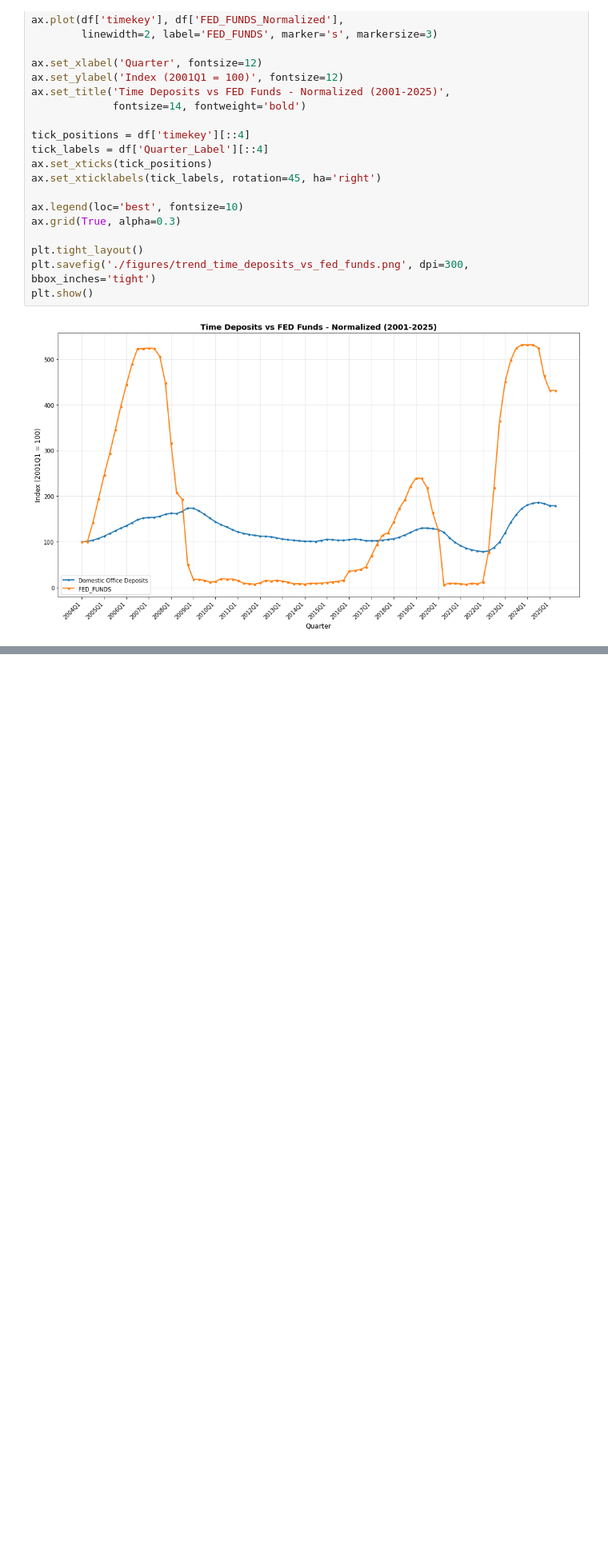
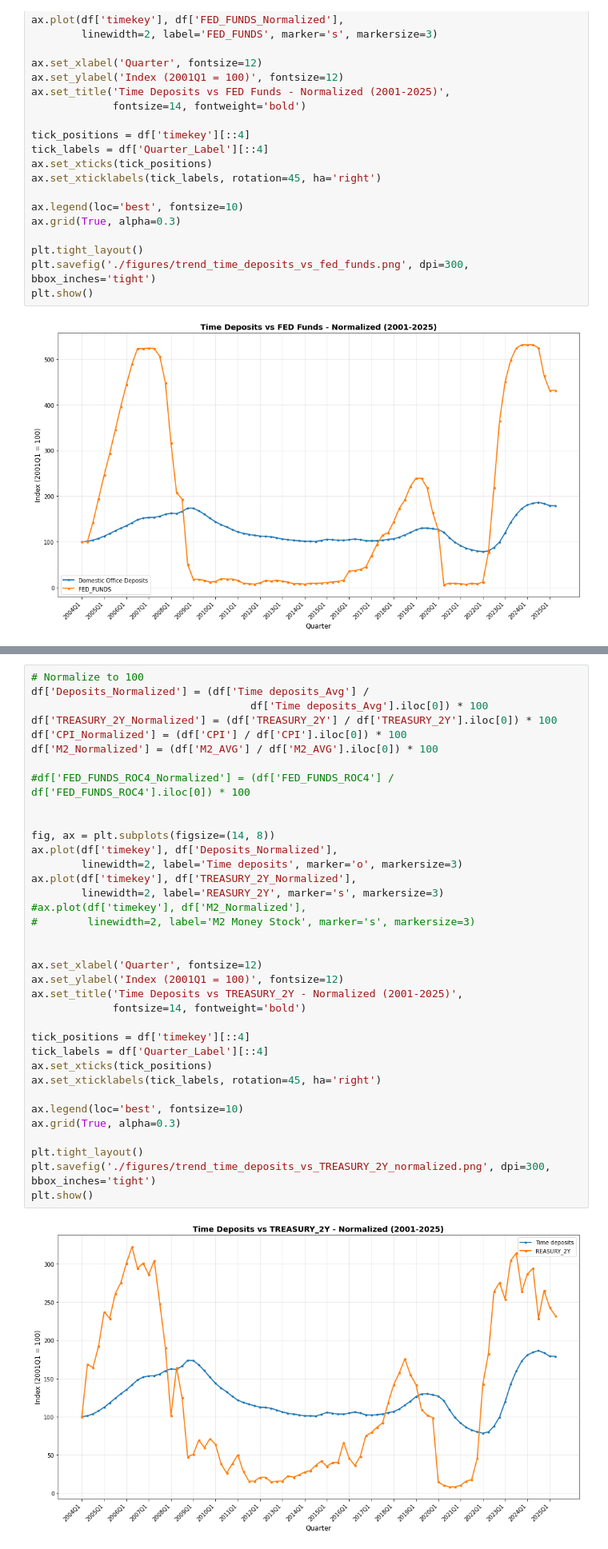
Before and after one commit to liyunfan2012/Deposit-Analysis-Forecast, a Jupyter notebook: 2.Data Exploration.ipynb, the cells around one changed output, grey strips where cells are left out. Shown at 80% size. Drawn from its saved outputs; the diff is of its cells as text; blank space fills up the shorter version.

```diff
--- a/2.Data Exploration.ipynb
+++ b/2.Data Exploration.ipynb
@@ -125,0 +193,38 @@ plt.show()
+# %%
+# Normalize to 100
+df['Deposits_Normalized'] = (df['Time deposits_Avg'] /
+                                   df['Time deposits_Avg'].iloc[0]) * 100
+df['TREASURY_2Y_Normalized'] = (df['TREASURY_2Y'] / df['TREASURY_2Y'].iloc[0]) * 100
+df['CPI_Normalized'] = (df['CPI'] / df['CPI'].iloc[0]) * 100
+df['M2_Normalized'] = (df['M2_AVG'] / df['M2_AVG'].iloc[0]) * 100
+
+#df['FED_FUNDS_ROC4_Normalized'] = (df['FED_FUNDS_ROC4'] / df['FED_FUNDS_ROC4'].iloc[0]) * 100
+
+
+fig, ax = plt.subplots(figsize=(14, 8))
+ax.plot(df['timekey'], df['Deposits_Normalized'],
+        linewidth=2, label='Time deposits', marker='o', markersize=3)
+ax.plot(df['timekey'], df['TREASURY_2Y_Normalized'],
+        linewidth=2, label='REASURY_2Y', marker='s', markersize=3)
+#ax.plot(df['timekey'], df['M2_Normalized'],
+#        linewidth=2, label='M2 Money Stock', marker='s', markersize=3)
+
+
+ax.set_xlabel('Quarter', fontsize=12)
+ax.set_ylabel('Index (2001Q1 = 100)', fontsize=12)
+ax.set_title('Time Deposits vs TREASURY_2Y - Normalized (2001-2025)',
+             fontsize=14, fontweight='bold')
+
+tick_positions = df['timekey'][::4]
+tick_labels = df['Quarter_Label'][::4]
+ax.set_xticks(tick_positions)
+ax.set_xticklabels(tick_labels, rotation=45, ha='right')
+
+ax.legend(loc='best', fontsize=10)
+ax.grid(True, alpha=0.3)
+
+plt.tight_layout()
+plt.savefig('./figures/trend_time_deposits_vs_TREASURY_2Y_normalized.png', dpi=300, bbox_inches='tight')
+plt.show()
+# %% [output]
+[figure, added]
```
Also changed, not shown: parts of 3 cells of this notebook, 12 other files.
